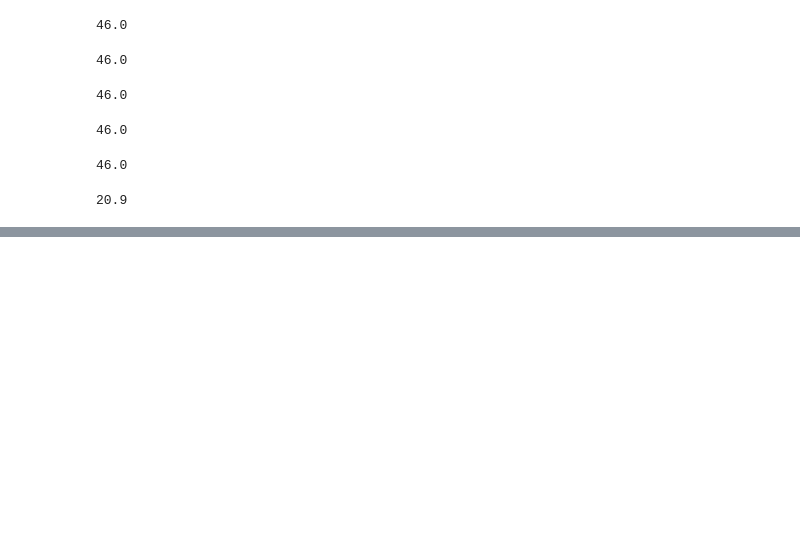
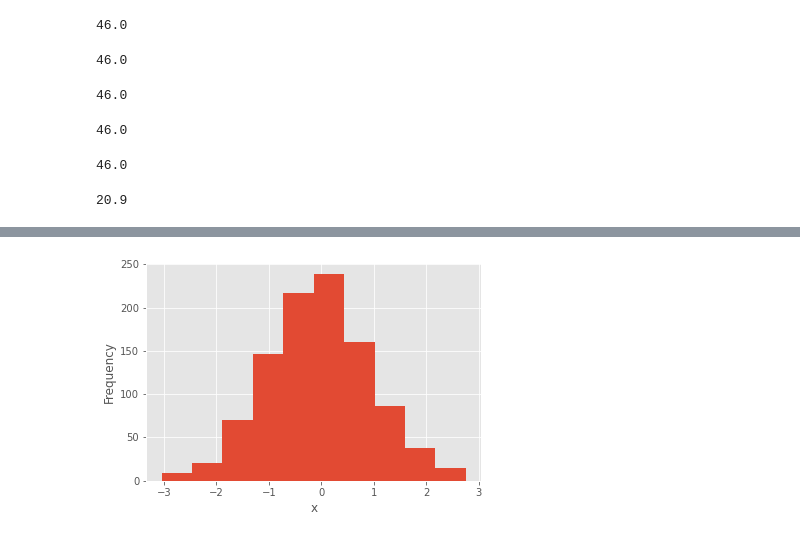
Before and after one commit to arisandyk/H8_5, a Jupyter notebook: Sesi 9/Sesi_9.ipynb, the cells around one changed output, grey strips where cells are left out. Drawn from its saved outputs; the diff is of its cells as text; code cells hidden in the pictures; blank space fills up the shorter version.

```diff
--- a/Sesi 9/Sesi_9.ipynb
+++ b/Sesi 9/Sesi_9.ipynb
@@ -571,0 +1053,8 @@ quartiles[1] - quartiles[0]
+# %%
+fig, ax = plt.subplots()
+ax.hist(x, bin_edges, cumulative=False)
+ax.set_xlabel('x')
+ax.set_ylabel('Frequency')
+plt.show()
+# %% [output]
+[figure, added]
```
Also changed, not shown: parts of 100 cells of this notebook, 7 other files.
